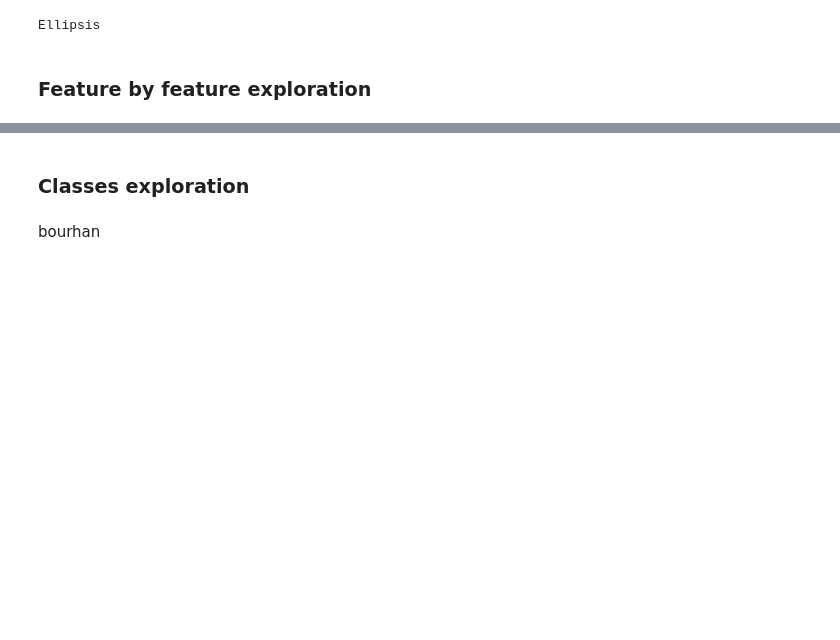
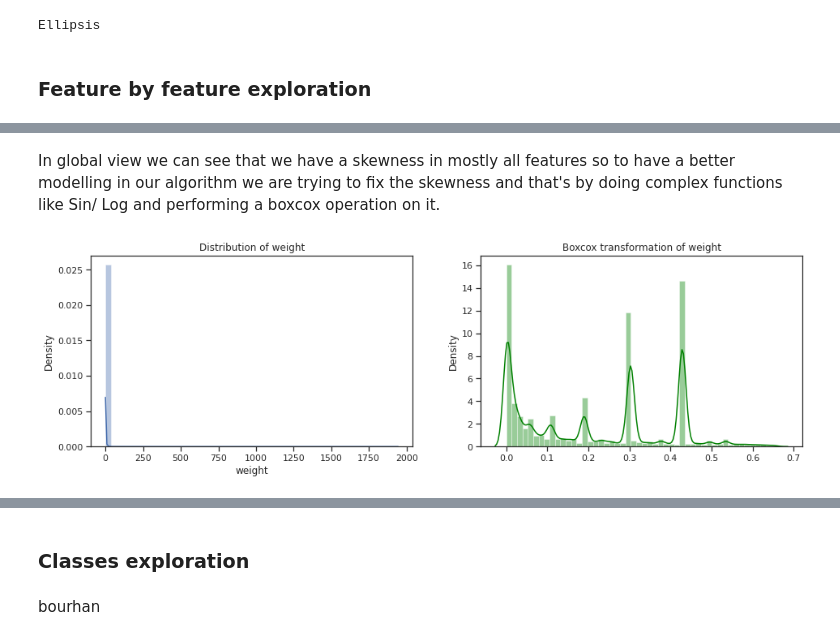
Before and after one commit to Bourhano/BitcoinRansomwareDetection, a Jupyter notebook: bitcoin_heist_starting_kit.ipynb, the cells around one changed output, grey strips where cells are left out. Saved outputs shown, nothing was run; the diff lists cells and outputs as text; code cells hidden in the pictures; blank space fills up the shorter version.

```diff
--- a/bitcoin_heist_starting_kit.ipynb
+++ b/bitcoin_heist_starting_kit.ipynb
@@ -139,0 +179,17 @@ Ellipsis
+# %% [markdown]
+In global view we can see that we have a skewness in mostly all features so to have a better modelling in our algorithm we are trying to fix the skewness and that's by doing complex functions like Sin/ Log and performing a boxcox operation on it.
+# %%
+plt.figure(figsize=(14, 5))
+
+plt.subplot(121)
+sns.distplot(dtrain['weight'])
+plt.title('Distribution of weight')
+
+plt.subplot(122)
+sns.distplot(stats.yeojohnson(np.array(dtrain['weight']))[0], color='green')
+plt.title('Boxcox transformation of weight')
+
+plt.tight_layout(pad=3.0)
+plt.show()
+# %% [output]
+[figure, added]
```
Also changed, not shown: parts of 37 cells of this notebook.
